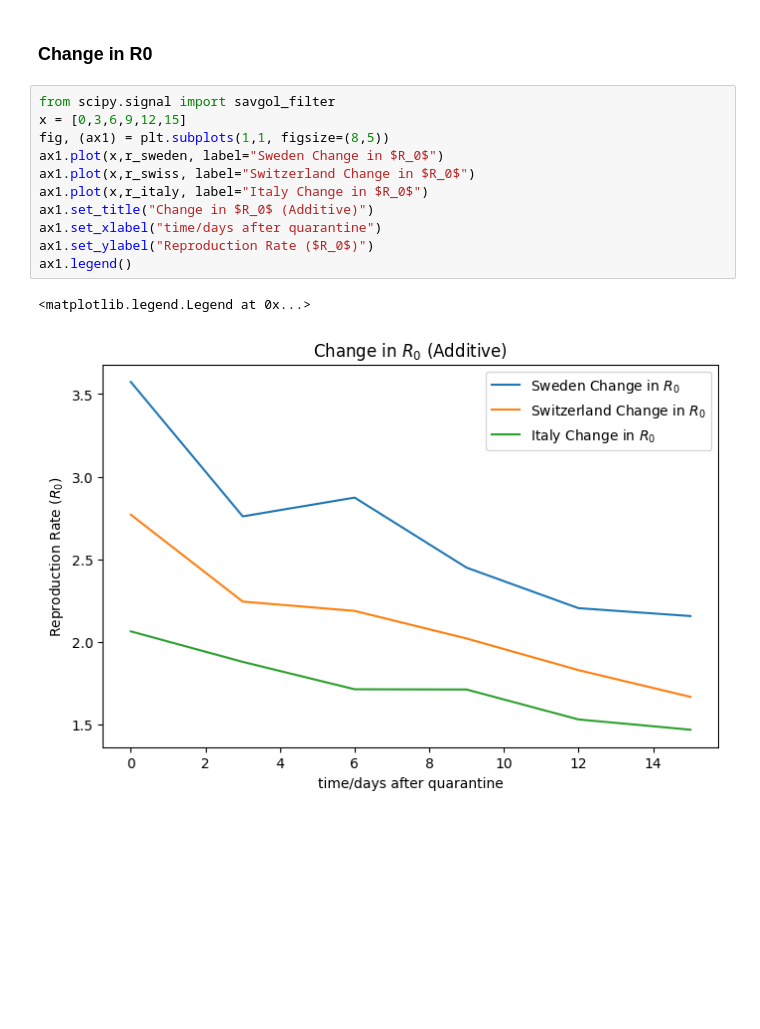
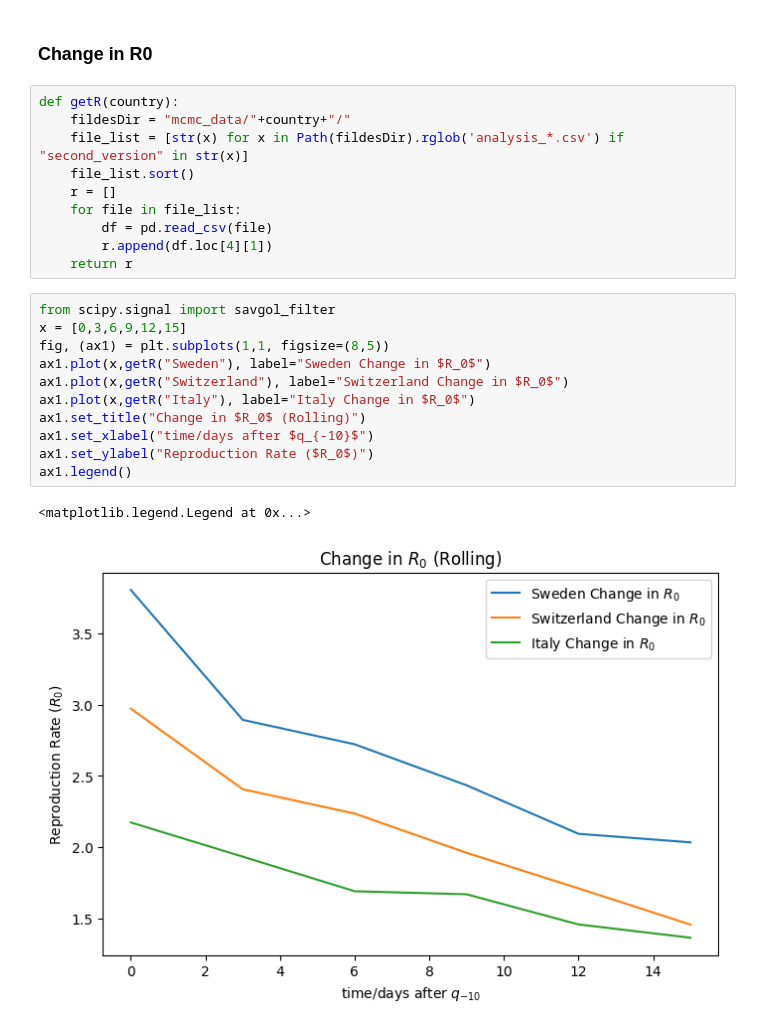
Before and after one commit to zenodea/MCMC_parameter_estimation, a Jupyter notebook: Data Analysis/extended_objective_evaluation.ipynb, the cells around one changed output. Cells and saved outputs as stored; diff of their text form; blank space fills up the shorter version.

```diff
--- a/Data Analysis/extended_objective_evaluation.ipynb
+++ b/Data Analysis/extended_objective_evaluation.ipynb
@@ -508,17 +423,27 @@ plt.savefig('results/sweden_analysis/'+country+'.png')
 [figure]
 # %% [markdown]
 ### Change in R0
+# %%
+def getR(country):
+    fildesDir = "mcmc_data/"+country+"/"
+    file_list = [str(x) for x in Path(fildesDir).rglob('analysis_*.csv') if "second_version" in str(x)]
+    file_list.sort()
+    r = []
+    for file in file_list:
+        df = pd.read_csv(file)
+        r.append(df.loc[4][1])
+    return r
 # %%
 from scipy.signal import savgol_filter
 x = [0,3,6,9,12,15]
 fig, (ax1) = plt.subplots(1,1, figsize=(8,5))
-ax1.plot(x,r_sweden, label="Sweden Change in $R_0$")
-ax1.plot(x,r_swiss, label="Switzerland Change in $R_0$")
-ax1.plot(x,r_italy, label="Italy Change in $R_0$")
-ax1.set_title("Change in $R_0$ (Additive)")
-ax1.set_xlabel("time/days after quarantine")
+ax1.plot(x,getR("Sweden"), label="Sweden Change in $R_0$")
+ax1.plot(x,getR("Switzerland"), label="Switzerland Change in $R_0$")
+ax1.plot(x,getR("Italy"), label="Italy Change in $R_0$")
+ax1.set_title("Change in $R_0$ (Rolling)")
+ax1.set_xlabel("time/days after $q_{-10}$")
 ax1.set_ylabel("Reproduction Rate ($R_0$)")
 ax1.legend()
 # %% [output]
 <matplotlib.legend.Legend at 0x...>
-[figure, old version]
+[figure, new version]
```
Also changed, not shown: parts of 15 cells of this notebook, 11 other files.
